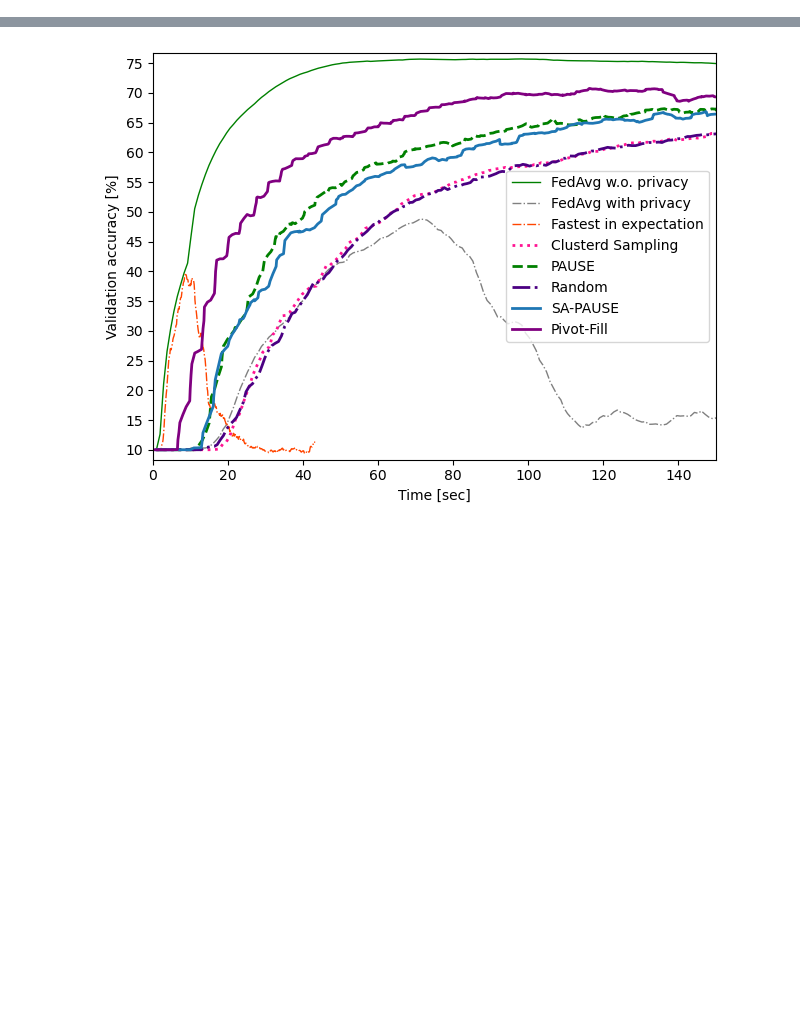
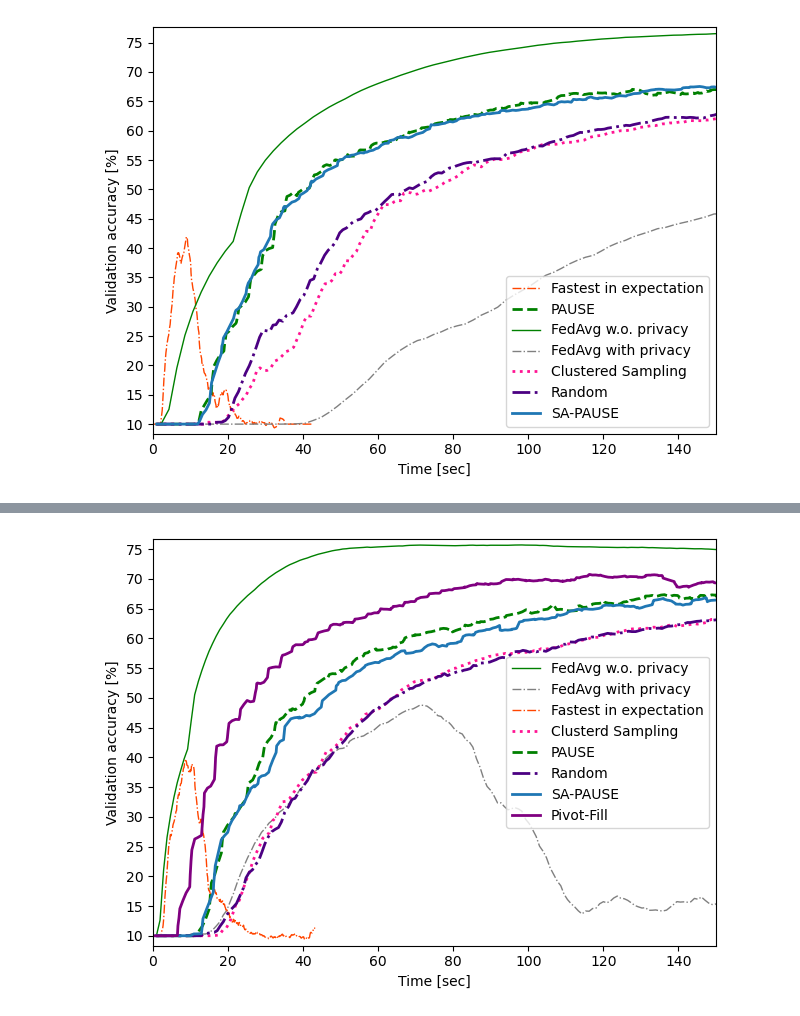
Before and after one commit to oritalp/PAUSE, a Jupyter notebook: plot_graphs.ipynb, the cells around one changed output, grey strips where cells are left out. Cells and saved outputs as stored; diff of their text form; code cells hidden in the pictures; blank space fills up the shorter version.

```diff
--- a/plot_graphs.ipynb
+++ b/plot_graphs.ipynb
@@ -5,0 +16,5 @@ from pathlib import Path
+# %%
+utils.plot_graphs_for_paper(father_path = "/home/oripele/PAUSE/checkpoints/archive/Resource_constrained_simulation/small_cifar_iid",
+                            moving_average=10, graph = "accuracy", x_axis_time=True, x_axis_trunc=150)
+# %% [output]
+[figure, added]
```
Also changed, not shown: parts of 3 cells of this notebook, 56 other files.
